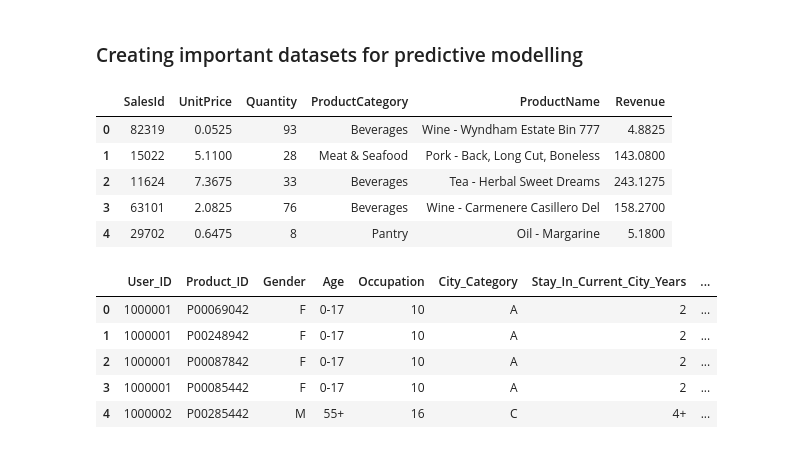
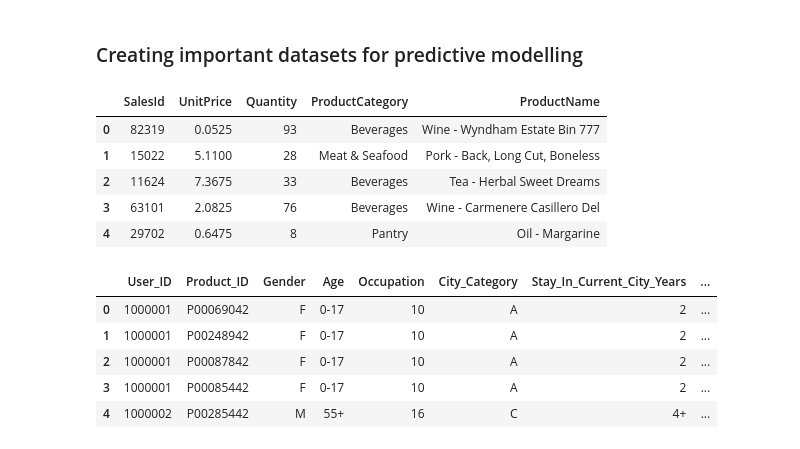
Before and after one commit to PannawatChauychoo/E_commerce_data_pipeline, a Jupyter notebook: walmart_EDA/EDA_scripts/EDA.ipynb, the cells around one changed output. Cells and saved outputs as stored; diff of their text form; code cells hidden in the pictures.

```diff
--- a/walmart_EDA/EDA_scripts/EDA.ipynb
+++ b/walmart_EDA/EDA_scripts/EDA.ipynb
@@ -375,17 +369,17 @@ defaultdict(None,
 # %% [markdown]
 ### Creating important datasets for predictive modelling
 # %%
-tran_cols = ['SalesId', 'UnitPrice', 'Quantity', 'ProductCategory', 'ProductName', 'Revenue']
+tran_cols = ['SalesId', 'UnitPrice', 'Quantity', 'ProductCategory', 'ProductName']
 df_transaction_analysis = df_transaction_merged[tran_cols]
 df_transaction_analysis.to_csv('../../Data_source/Walmart_transactions.csv')
 df_transaction_analysis.head()
 # %% [output]
-|  | SalesId | UnitPrice | Quantity | ProductCategory | ProductName | Revenue |
-| 0 | 82319 | 0.0525 | 93 | Beverages | Wine - Wyndham Estate Bin 777 | 4.8825 |
-| 1 | 15022 | 5.1100 | 28 | Meat & Seafood | Pork - Back, Long Cut, Boneless | 143.0800 |
-| 2 | 11624 | 7.3675 | 33 | Beverages | Tea - Herbal Sweet Dreams | 243.1275 |
-| 3 | 63101 | 2.0825 | 76 | Beverages | Wine - Carmenere Casillero Del | 158.2700 |
-| 4 | 29702 | 0.6475 | 8 | Pantry | Oil - Margarine | 5.1800 |
+|  | SalesId | UnitPrice | Quantity | ProductCategory | ProductName |
+| 0 | 82319 | 0.0525 | 93 | Beverages | Wine - Wyndham Estate Bin 777 |
+| 1 | 15022 | 5.1100 | 28 | Meat & Seafood | Pork - Back, Long Cut, Boneless |
+| 2 | 11624 | 7.3675 | 33 | Beverages | Tea - Herbal Sweet Dreams |
+| 3 | 63101 | 2.0825 | 76 | Beverages | Wine - Carmenere Casillero Del |
+| 4 | 29702 | 0.6475 | 8 | Pantry | Oil - Margarine |
 # %%
 #Took the category mapping with df_transactions since it has the lower total distance compared to df_commerce
 df_cust_analysis = df_cust.copy()
```
Also changed, not shown: parts of 4 cells of this notebook, 1 other file.
